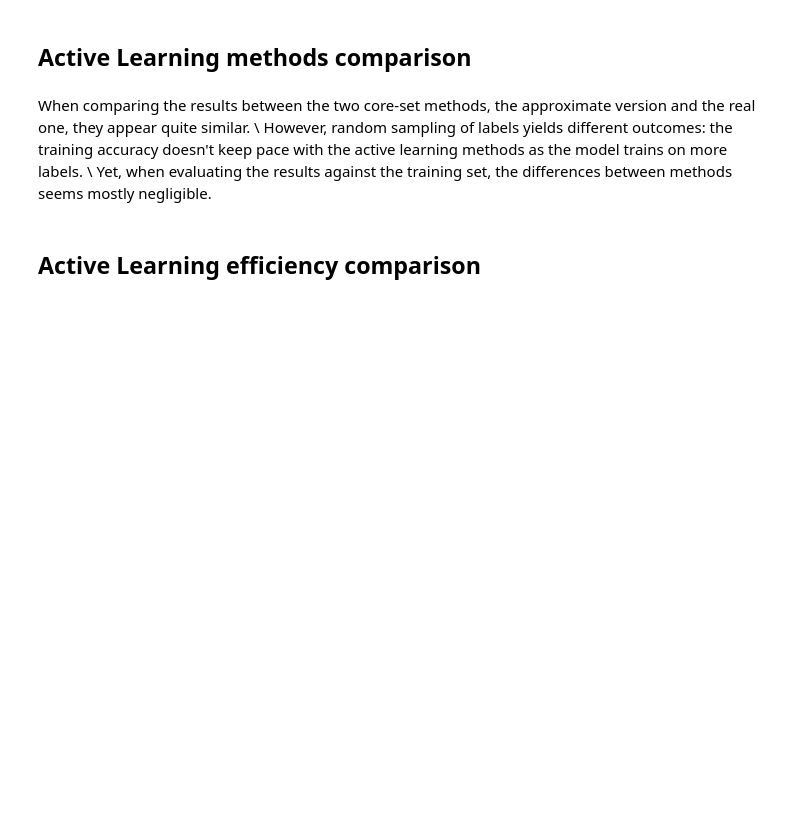
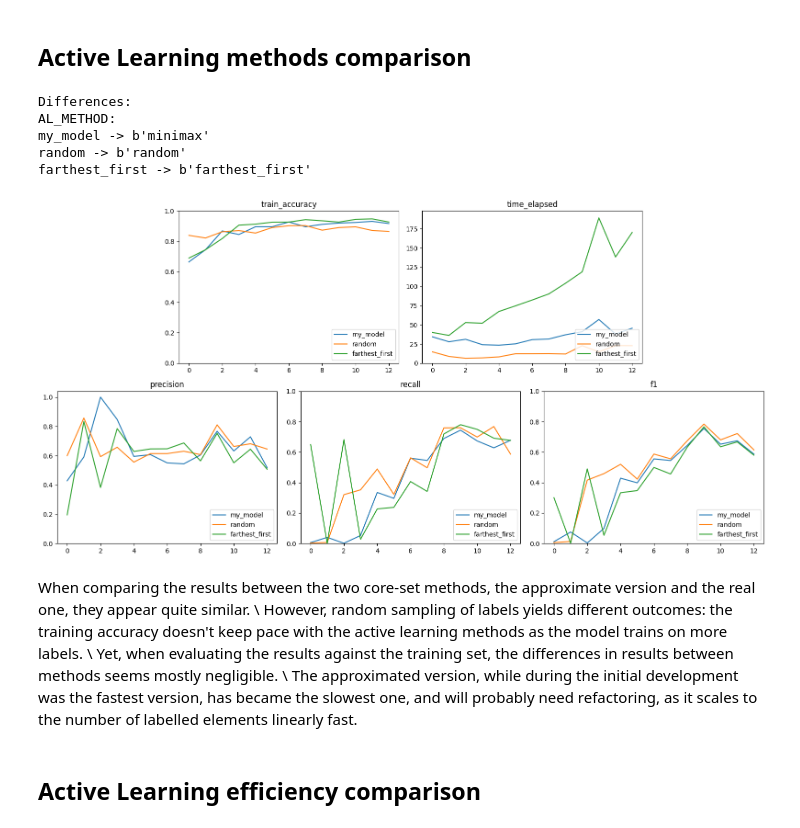
Before and after one commit to Crippius/al_project, a Jupyter notebook: al_analysis.ipynb, the cells around one changed output. Cells and saved outputs as stored; diff of their text form; code cells hidden in the pictures; blank space fills up the shorter version.

```diff
--- a/al_analysis.ipynb
+++ b/al_analysis.ipynb
@@ -226,2 +251,6 @@ plt.show()
 # %% [markdown]
 # Model comparisions
+# %%
+my_model = Model("my_model")
+
+my_model.print_metadata()
@@ -234,6 +270,20 @@ default.compare_all_data(Model("random"), Model("farthest_first"))
+# %%
+second = Model("random")
+third = Model("farthest_first")
+
+my_model.diff_metadata(second, third)
+my_model.compare_all_data(second, third)
+# %% [output]
+Differences:
+AL_METHOD:
+my_model -> b'minimax'
+random -> b'random'
+farthest_first -> b'farthest_first'
+[figure, added]
 # %% [markdown]
 When comparing the results between the two core-set methods, the approximate version and the real one, they appear quite similar. \\
 However, random sampling of labels yields different outcomes: the training accuracy doesn't keep pace with the active learning methods as the model trains on more labels. \\
-Yet, when evaluating the results against the training set, the differences between methods seems mostly negligible.
+Yet, when evaluating the results against the training set, the differences in results between methods seems mostly negligible. \\
+The approximated version, while during the initial development was the fastest version, has became the slowest one, and will probably need refactoring, as it scales to the number of labelled elements linearly fast.
 # %% [markdown]
 ## Active Learning efficiency comparison
```
Also changed, not shown: parts of 24 cells of this notebook.
